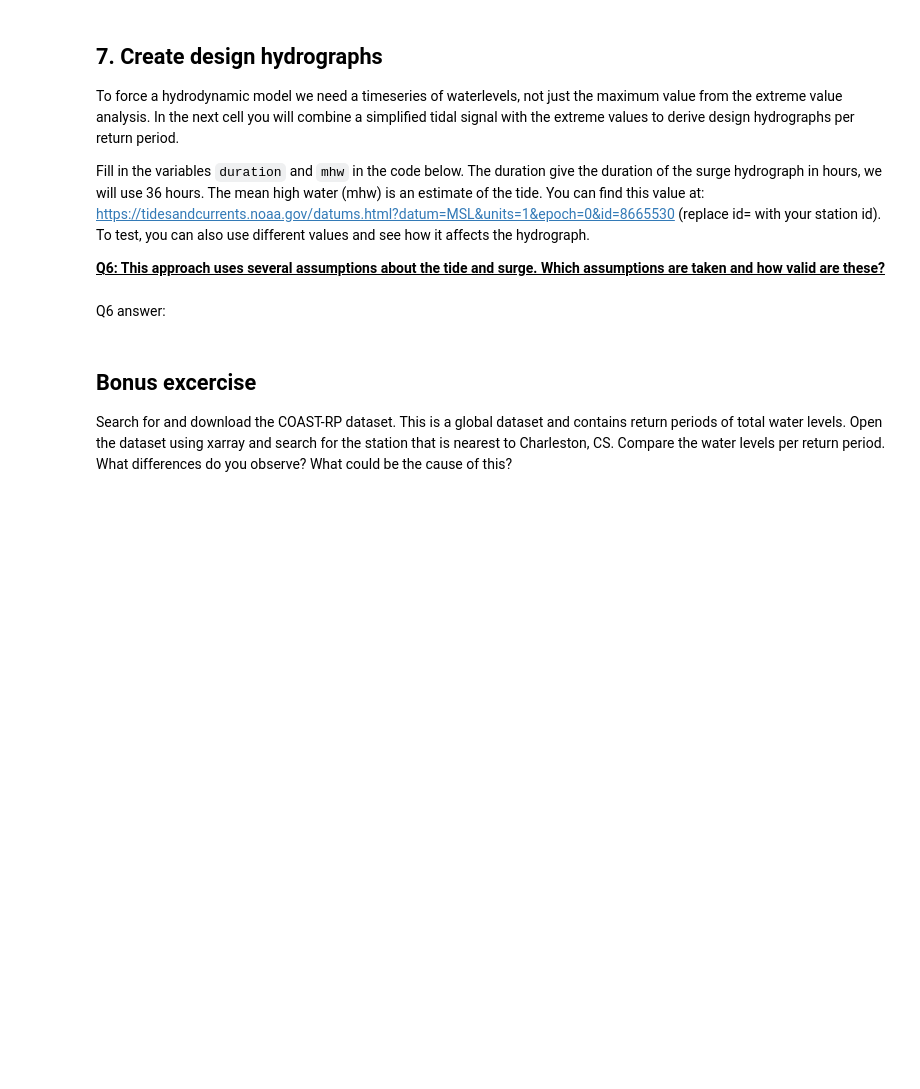
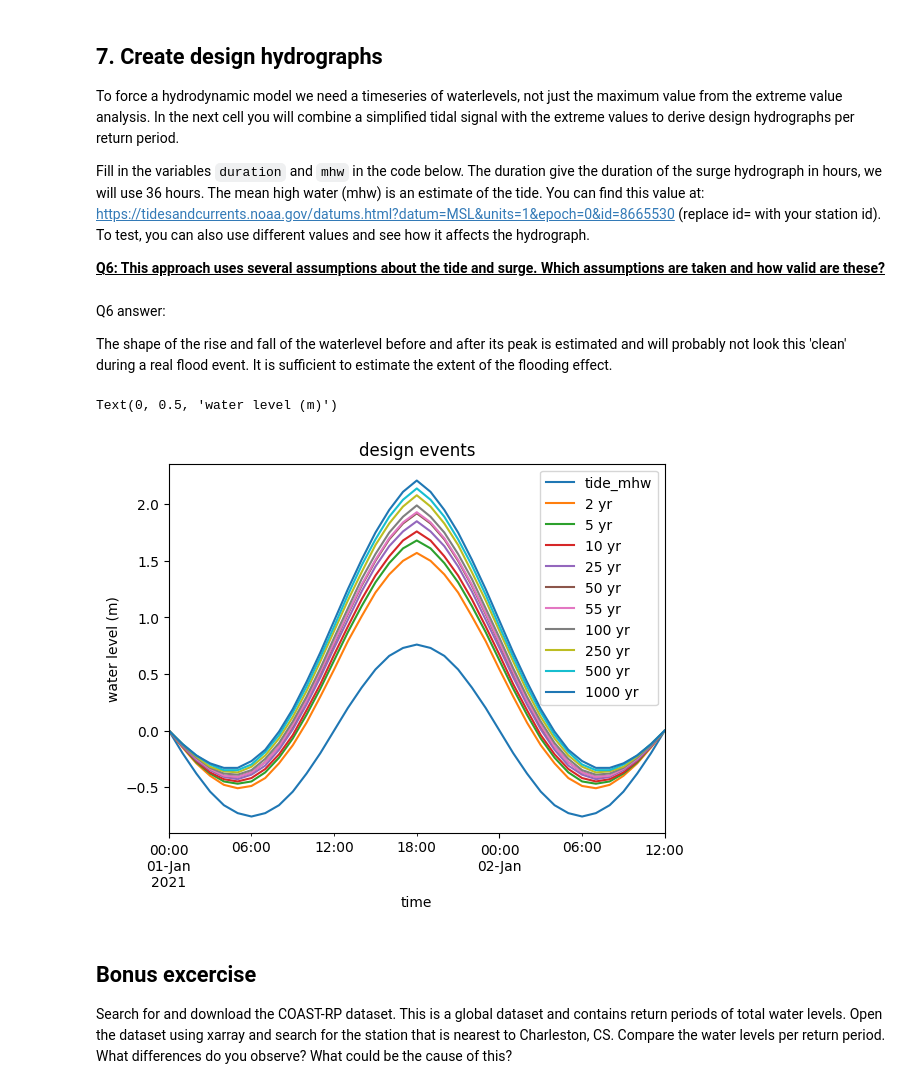
Before and after one commit to sd-59/Assignment_2_Coastal_flood_hazard_assessment-, a Jupyter notebook: notebooks/04_frequency_analysis.ipynb, the cells around one changed output. Drawn from its saved outputs; the diff is of its cells as text; code cells hidden in the pictures; blank space fills up the shorter version.

```diff
--- a/notebooks/04_frequency_analysis.ipynb
+++ b/notebooks/04_frequency_analysis.ipynb
@@ -378,12 +435,14 @@ In the next cell you will combine a simplified tidal signal with the extreme val
 Fill in the variables `duration` and `mhw` in the code below. The duration give the duration of the surge hydrograph in hours, we will use 36 hours. The mean high water (mhw) is an estimate of the tide. You can find  this value at: https://tidesandcurrents.noaa.gov/datums.html?datum=MSL&units=1&epoch=0&id=8665530 (replace id=<station id> with your station id). To test, you can also use different values and see how it affects the hydrograph.
 
 <u>**Q6: This approach uses several assumptions about the tide and surge. Which assumptions are taken and how valid are these?**<u>
-# %% [markdown]
-Q6 answer:
+# %% [markdown]
+Q6 answer:
+
+The shape of the rise and fall of the waterlevel before and after its peak is estimated and will probably not look this 'clean' during a real flood event. It is sufficient to estimate the extent of the flooding effect.
 # %%
 # User inputs: uncomment and fill in your values
-# duration = "<your value>"
-# mhw = "<your value>"
+duration = 36
+mhw = 0.758
 
 # create a hydrograph based on mhw tide and triangular surge
 hydrograph = pd.DataFrame(
@@ -393,33 +452,36 @@ hydrograph = pd.DataFrame(
         # tide estimate based on cosine function with amplitude of mhw and period of 12 hours
         'tide_mhw': np.cos(np.arange(-duration/2, duration/2+1)/12*np.pi)*mhw,
     }
 )
 hydrograph.index.name = 'time'
 # create normalized triangular surge
 hydrograph.loc[:0, 'surge'] = np.linspace(0,1,int(duration/2)+1)
 hydrograph.loc[0:, 'surge'] = np.linspace(1,0,int(duration/2)+1)
 # combine triangular surge with mhw tide
 for rp in return_periods:
     htot = df['absolute sealevel (m)'].loc[df['return periods (yrs)'] == rp].values[0]
     surge = htot - mhw
     hydrograph[rp] = hydrograph['surge'] * surge + hydrograph['tide_mhw']
 # remove normalized surge column
 hydrograph = hydrograph.drop(columns=['surge'])
 
 # to datetime (an actual date is required when setting the model forincg)
 t0 = pd.to_datetime('2021-01-01 00:00:00') # random start time of hydrograph
 hydrograph.index = pd.to_timedelta(hydrograph.index + duration/2, unit='h') + t0
 hydrograph = hydrograph.round(2) # round to cm
 
 # save the design hydrographs and water levels to csv
 hydrograph.to_csv(obs_folder.joinpath(f'design_hydrographs_{station_id}.csv'))
 
 # plot
 hydrograph.rename(columns={rp: f'{rp} yr' for rp in return_periods}, inplace=True)
 fig, ax = plt.subplots(1,1)
 hydrograph.plot(ax=ax)
 ax.set_title('design events')
 plt.ylabel('water level (m)')
+# %% [output]
+Text(0, 0.5, 'water level (m)')
+[figure, added]
 # %% [markdown]
 ## Bonus excercise
 Search for and download the COAST-RP dataset. This is a global dataset and contains return periods of total water levels. Open the dataset using xarray and search for the station that is nearest to Charleston, CS. Compare the water levels per return period. What differences do you observe? What could be the cause of this?
```
Also changed, not shown: parts of 12 cells of this notebook, 1 other file.
